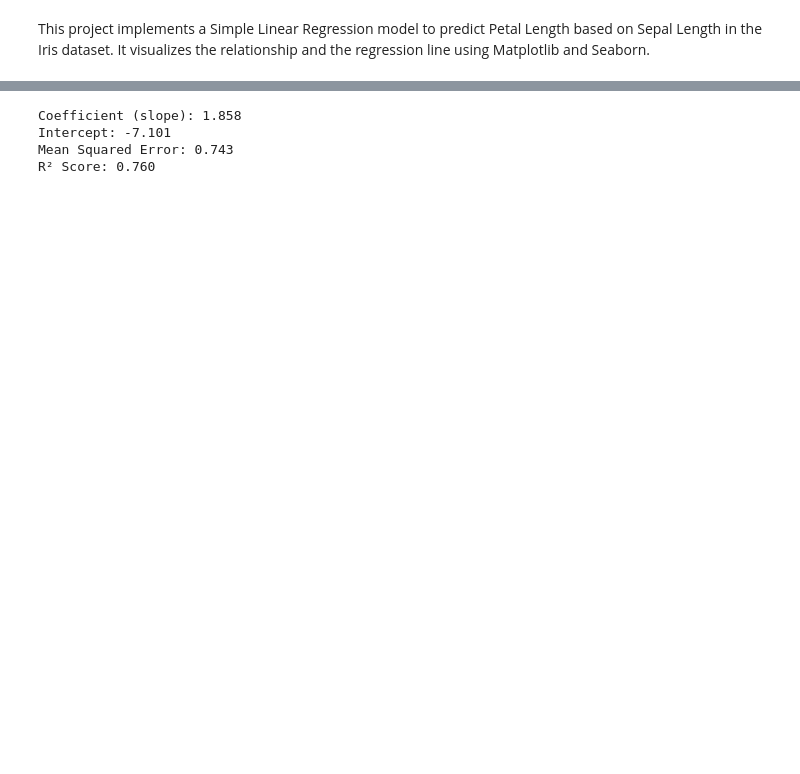
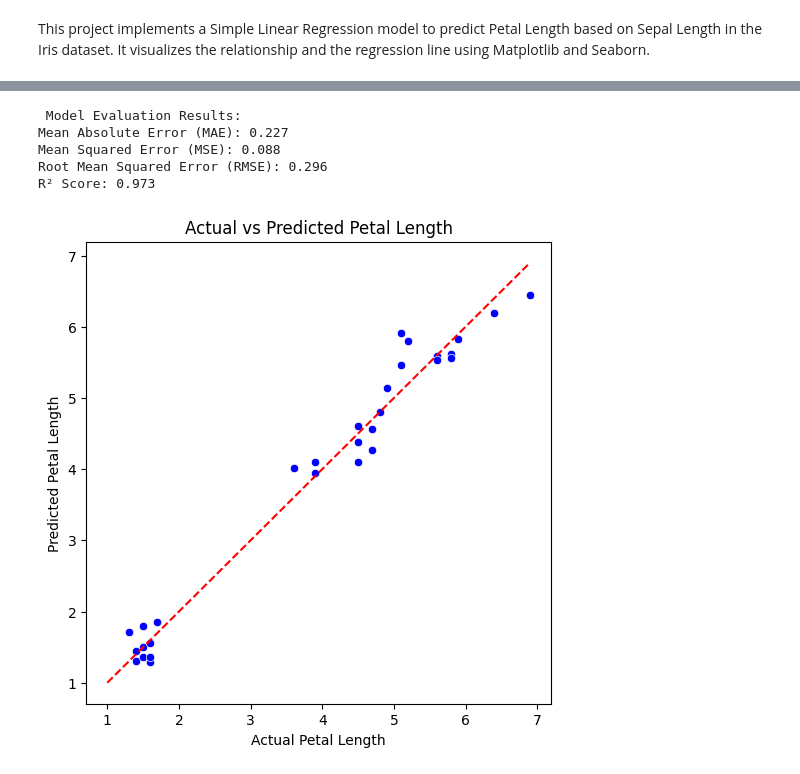
Before and after one commit to SUHANI-21/MachineLearningLab, a Jupyter notebook: LinearReg_Iris.ipynb, the cells around one changed output, grey strips where cells are left out. Cells and saved outputs as stored; diff of their text form; code cells hidden in the pictures; blank space fills up the shorter version.

```diff
--- a/LinearReg_Iris.ipynb
+++ b/LinearReg_Iris.ipynb
@@ -67,0 +69,8 @@ plt.show()
+# %%
+# Convert target numeric → species names
+df['species'] = df['species'].map({0: 'setosa', 1: 'versicolor', 2: 'virginica'})
+
+# One-hot encode species (drop_first=True to avoid dummy variable trap)
+df = pd.get_dummies(df, columns=['species'], drop_first=True)
+
+print("\n After One-Hot Encoding:\n", df.head())
@@ -68,13 +92,41 @@ plt.show()
+# %%
+X = df.drop('petal_length', axis=1)
+y = df['petal_length']
+
+
+X_train, X_test, y_train, y_test = train_test_split(
+    X, y, test_size=0.2, random_state=42
+)
+# %%
+model = LinearRegression()
+model.fit(X_train, y_train)
+
+
+y_pred = model.predict(X_test)
 # %%
-mse = mean_squared_error(y, y_pred)
-r2 = r2_score(y, y_pred)
+mae = mean_absolute_error(y_test, y_pred)
+mse = mean_squared_error(y_test, y_pred)
+rmse = np.sqrt(mse)
+r2 = r2_score(y_test, y_pred)
 
-print(f"Coefficient (slope): {model.coef_[0]:.3f}")
-print(f"Intercept: {model.intercept_:.3f}")
-print(f"Mean Squared Error: {mse:.3f}")
+print("\n Model Evaluation Results:")
+print(f"Mean Absolute Error (MAE): {mae:.3f}")
+print(f"Mean Squared Error (MSE): {mse:.3f}")
+print(f"Root Mean Squared Error (RMSE): {rmse:.3f}")
 print(f"R² Score: {r2:.3f}")
 # %% [output]
-Coefficient (slope): 1.858
-Intercept: -7.101
-Mean Squared Error: 0.743
-R² Score: 0.760
+ Model Evaluation Results:
+Mean Absolute Error (MAE): 0.227
+Mean Squared Error (MSE): 0.088
+Root Mean Squared Error (RMSE): 0.296
+R² Score: 0.973
+# %%
+plt.figure(figsize=(6,6))
+sns.scatterplot(x=y_test, y=y_pred, color='blue')
+plt.xlabel("Actual Petal Length")
+plt.ylabel("Predicted Petal Length")
+plt.title("Actual vs Predicted Petal Length")
+plt.plot([y.min(), y.max()], [y.min(), y.max()], 'r--')  # 45° reference line
+plt.show()
+# %% [output]
+[figure, added]
```
Also changed, not shown: parts of 9 cells of this notebook.
